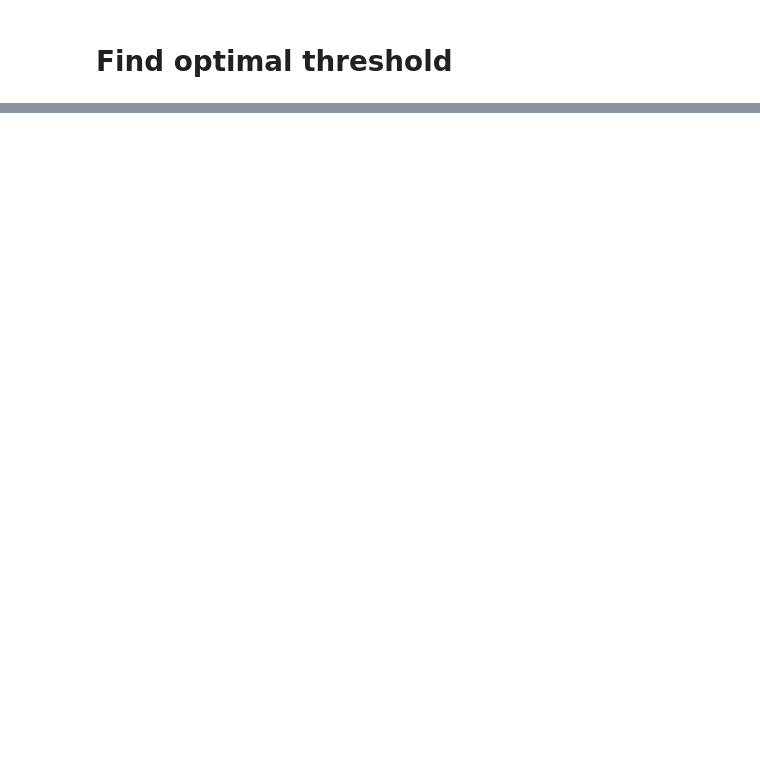
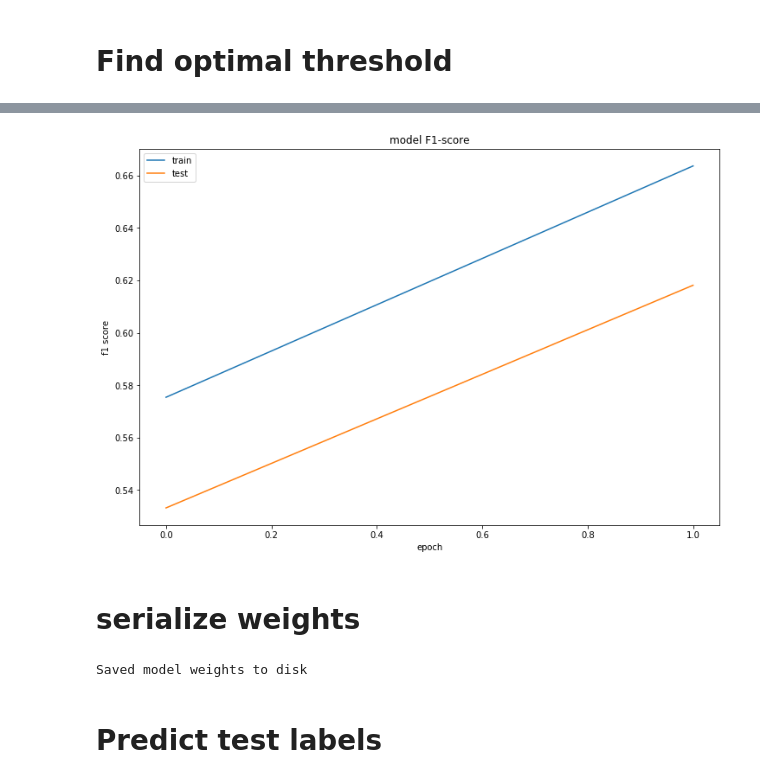
Before and after one commit to kfateem/udacity-ml, a Jupyter notebook: capstone/notebooks/benchmark.ipynb, the cells around one changed output, grey strips where cells are left out. Cells and saved outputs as stored; diff of their text form; code cells hidden in the pictures; blank space fills up the shorter version.

```diff
--- a/capstone/notebooks/benchmark.ipynb
+++ b/capstone/notebooks/benchmark.ipynb
@@ -180,0 +260,20 @@ optimal threshold is 0.3100 with F1 score: 0.6766
+# %%
+plt.figure(figsize=(12,8))
+plt.title('model F1-score')
+plt.plot(hist.history['f1'])
+plt.plot(hist.history['val_f1'])
+plt.ylabel('f1 score')
+plt.xlabel('epoch')
+plt.legend(['train', 'test'], loc='upper left')
+plt.show()
+# %% [output]
+[figure, added]
+# %% [markdown]
+# serialize weights
+# %%
+model.save_weights(MODEL_VERSION + '.weights.h5')
+print("Saved model weights to disk")
+# %% [output]
+Saved model weights to disk
+# %% [markdown]
+# Predict test labels
```
Also changed, not shown: parts of 18 cells of this notebook, 13 other files.
